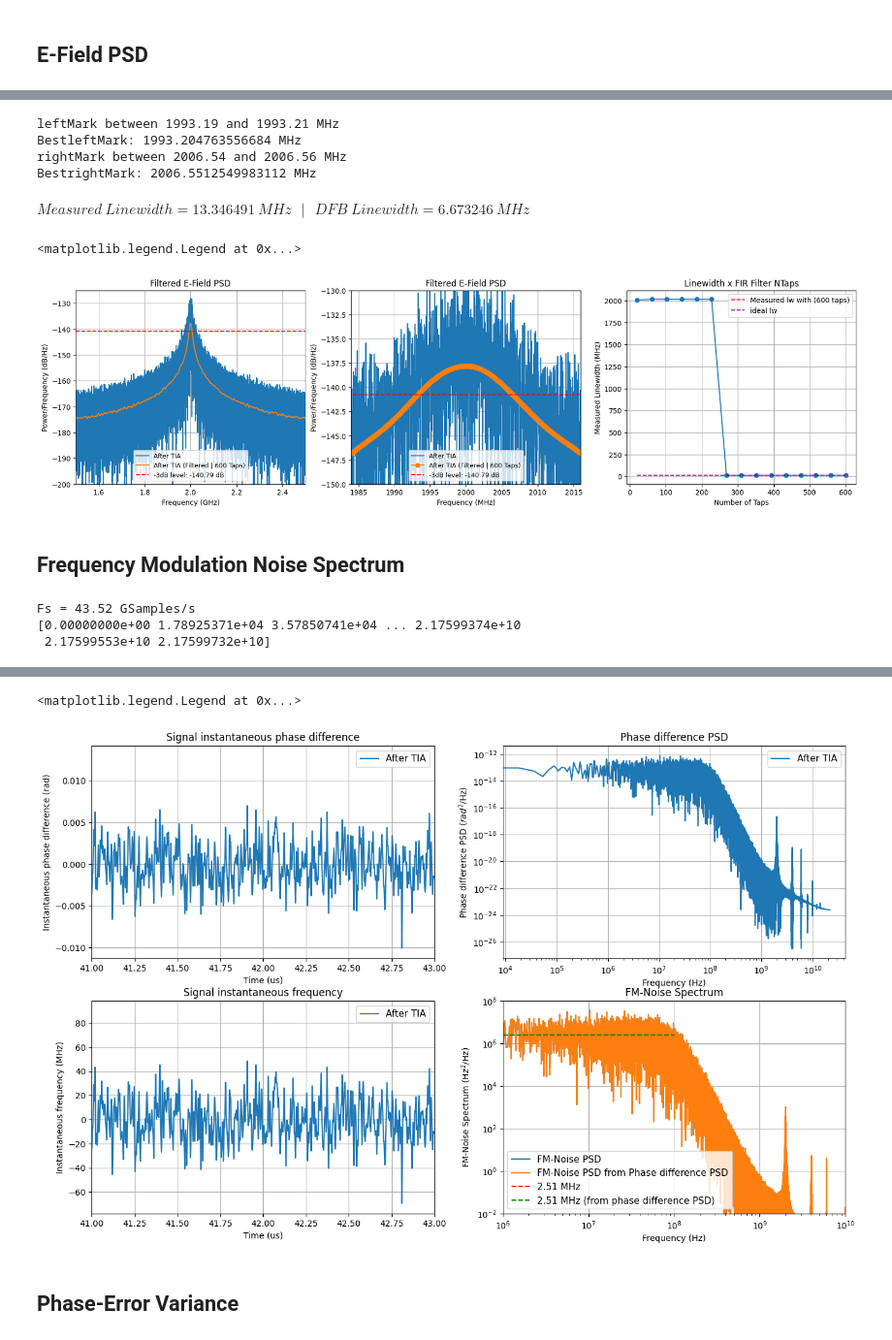
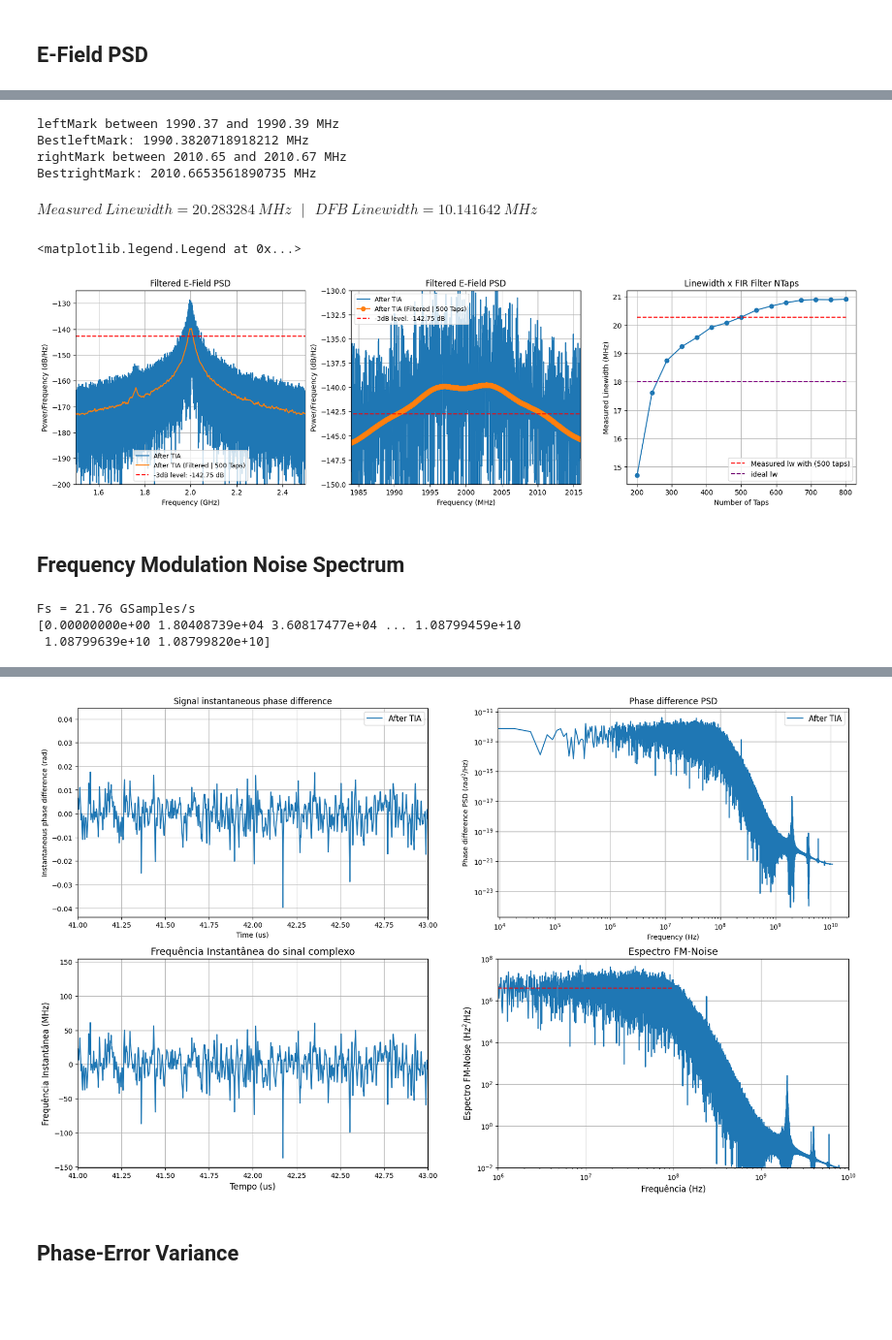
Before and after one commit to CaioRodrigues200/Laser-Study, a Jupyter notebook: Projects/Delayed_Self_Heterodyne/LorentzTesting.ipynb, the cells around one changed output, grey strips where cells are left out. Shown at 97% size. Drawn from its saved outputs; the diff is of its cells as text; code cells hidden in the pictures; blank space fills up the shorter version.

Commit message:
Corrections

```diff
--- a/Projects/Delayed_Self_Heterodyne/LorentzTesting.ipynb
+++ b/Projects/Delayed_Self_Heterodyne/LorentzTesting.ipynb
@@ -33,7 +33,7 @@ fontTitle = {'family':'serif', 'weight':'normal', 'size':20}
 # Parameters and simulation
 # %%
 # simulation parameters
-SpS = 64*4    # Samples per Symbol
+SpS = 64*2    # Samples per Symbol
 Rs = 170e6  # Symbol rate (for OOK case Rs = Rb)
 
 Tsymb = 1/Rs       # Symbol period in seconds
@@ -61,7 +61,7 @@ tArray = np.arange(0,SpS*len(bitsTx))*Ts
 
 laser_parameters = parameters()
 laser_parameters.P = 10 # laser power [dBm]
-laser_parameters.lw = 6e6 # laser linewidth [Hz]
+laser_parameters.lw = 9e6 # laser linewidth [Hz]
 laser_parameters.RIN_var = 1e-20 # variance of the RIN noise
 laser_parameters.Fs = Fs # sampling rate [samples/s]
 laser_parameters.Ns = SpS*bitsTx.size # number of signal samples
@@ -74,4 +74,7 @@ print(f'Sampling period: {Ts*1e12} ps')
 print(f'Sampling frequency: {Fs*1e-9} Gsample/s')
 print(f'Linewidth: {laser_parameters.lw * 1e-6} MHz')
 print(f'Power: {laser_parameters.P} dBm')
+
+print(f'Delay: {tau*1e6} us')
+# print(f'Delay: {1e6/(c*1e-3)} us')
 # %% [output]
@@ -233,8 +282,8 @@ LinearFiber_parameters.Fs = Fs              # [Hz] sampling frequency
 bIdx = 2          # Modulation index of the electrical modulating signal
 vPi = 5               # Modulator vPi [Volts]
 
-TIACutFreq = 11e9  # TIA Filter cuttoff frequency in Hz
-TIAorder = 4  # TIA Filter order
+TIACutFreq = 10e9  # TIA Filter cuttoff frequency in Hz
+TIAorder = 1  # TIA Filter order
 
 DemodCutFreq = 0.1e9  # Demodulation Filter cuttoff frequency in Hz
 Demodorder = 4  # Demodulation Filter order
@@ -508,7 +718,7 @@ fig, ax = plt.subplots(1,3)
 fig.set_figheight(5)
 fig.set_figwidth(20)
 
-tapsArray = np.linspace(20,600,15)
+tapsArray = np.linspace(200,800,15)
 lwArray = np.zeros(len(tapsArray))
 
 centerFreq = 2e9
@@ -529,7 +739,7 @@ freq = freq[initFreq:endFreq]
 spectrum =  10*np.log10(2*spectrum[initFreq:endFreq])
 
 # Filter spectrum
-Ntaps = 600
+Ntaps = 500
 b = signal.firwin(numtaps = Ntaps, cutoff = 1e-5, window='hamming')
 FilteredSpec = firFilter(b, spectrum)[Ntaps:-Ntaps]
 
@@ -606,13 +816,13 @@ ax[2].hlines(laser_parameters.lw*2e-6,xmin=tapsArray[0], xmax=tapsArray[-1], col
 ax[2].grid()
 ax[2].legend(fontsize=10)
 # %% [output]
-leftMark between 1993.19 and 1993.21 MHz
-BestleftMark: 1993.204763556684 MHz
-rightMark between 2006.54 and 2006.56 MHz
-BestrightMark: 2006.5512549983112 MHz
+leftMark between 1990.37 and 1990.39 MHz
+BestleftMark: 1990.3820718918212 MHz
+rightMark between 2010.65 and 2010.67 MHz
+BestrightMark: 2010.6653561890735 MHz
-$\displaystyle Measured~Linewidth = 13.346491~MHz~~~|~~~DFB~Linewidth = 6.673246~MHz$
+$\displaystyle Measured~Linewidth = 20.283284~MHz~~~|~~~DFB~Linewidth = 10.141642~MHz$
 <matplotlib.legend.Legend at 0x...>
-[figure, old version]
+[figure, new version]
 # %% [markdown]
 ## Frequency Modulation Noise Spectrum
 # %%
@@ -624,8 +834,8 @@ instFreq = instPhaseDiff / (2*np.pi*Ts)
 print(f'Fs = {(1/Ts)*1e-9} GSamples/s')
 
 fig, ax = plt.subplots(2,2)
-fig.set_figheight(10)
-fig.set_figwidth(16)
+fig.set_figheight(12)
+fig.set_figwidth(20)
 
 StTime = np.min(timeArray*1e6) # Starting time post delay
 
@@ -665,15 +875,15 @@ freq = freq[:int(len(freq)/2)]
 spectrum = len(instFreq)*np.abs(np.fft.fft(instFreq,norm='forward'))**2/(Fs)
 spectrum = 2*spectrum[:int(len(spectrum)/2)]
 
-ax[1][0].plot(timeArray[10000:-10000]*1e6,instFreq*1e-6, label='After TIA')
-ax[1][0].set_xlabel('Time (us)')
+ax[1][0].plot(timeArray[10000:-10000]*1e6,instFreq*1e-6)
+ax[1][0].set_xlabel('Tempo (us)',fontsize=12)
 ax[1][0].set_xlim(41 , 43)
 # ax[0].set_xlim(StTime+0.1,StTime+0.3)
 # ax[0].set_ylim(-100,100)
-ax[1][0].set_ylabel('Instantaneous frequency (MHz)')
-ax[1][0].set_title(f'Signal instantaneous frequency')
+ax[1][0].set_ylabel('Frequência Instantânea (MHz)',fontsize=12)
+ax[1][0].set_title(f'Frequência Instantânea do sinal complexo',fontsize=14)
 ax[1][0].grid()
-ax[1][0].legend(fontsize=11)
+# ax[1][0].legend(fontsize=11)
 
 convertedSpectrum = spectrumDPhase*freqDPhase**2/(4*np.sin(np.pi*freqDPhase*Ts)**2)
 
@@ -689,22 +899,23 @@ endFreqDP = int(cutLims[1]/freqDPhase[-1]*len(freqDPhase))
 MeasurefreqDP = freqDPhase[initFreqDP:endFreqDP]
 MeasurespectrumDP = convertedSpectrum[initFreqDP:endFreqDP]
 
-display(Math('Measured~Linewidth = %5.6f~MHz~~~|~~~DFB~Linewidth = %5.6f~MHz' %(np.round(np.pi*np.mean(Measurespectrum)*1e-6,5), np.round(np.pi*np.mean(Measurespectrum)*1e-6/2,5))))
+display(Math('Measured~Linewidth = %5.6f~MHz~~~|~~~DFB~Linewidth = %5.6f~MHz~~~|~~~Linewidth~(with~correction~factor) = %5.6f~MHz'
+             %(np.round(np.pi*np.mean(Measurespectrum)*1e-6,5), np.round(np.pi*np.mean(Measurespectrum)*1e-6/2,5), np.round(1.483*np.pi*np.mean(Measurespectrum)*1e-6/2,5)) ))
 
 ax[1][1].plot(freq,spectrum, label='FM-Noise PSD')
-ax[1][1].plot(freqDPhase,convertedSpectrum, label='FM-Noise PSD from Phase difference PSD')
-ax[1][1].hlines(np.mean(Measurespectrum),xmin=cutLims[0], xmax=cutLims[1], color='red', linestyle='--', label=f'{np.round(np.mean(Measurespectrum)*1e-6,2)} MHz')
-ax[1][1].hlines(np.mean(MeasurespectrumDP),xmin=cutLims[0], xmax=cutLims[1], color='green', linestyle='--', label=f'{np.round(np.mean(MeasurespectrumDP)*1e-6,2)} MHz (from phase difference PSD)')
+# ax[1][1].plot(freqDPhase,convertedSpectrum, label='FM-Noise PSD from Phase difference PSD')
+ax[1][1].hlines(np.mean(Measurespectrum),xmin=cutLims[0], xmax=cutLims[1], color='red', linestyle='--', label=f'Nível de ruído branco: {np.round(np.mean(Measurespectrum)*1e-6,2)} MHz')
+# ax[1][1].hlines(np.mean(MeasurespectrumDP),xmin=cutLims[0], xmax=cutLims[1], color='green', linestyle='--', label=f'{np.round(np.mean(MeasurespectrumDP)*1e-6,2)} MHz (from phase difference PSD)')
 ax[1][1].set_xscale('log')
 ax[1][1].set_yscale('log')
-ax[1][1].set_xlabel('Frequency (Hz)')
-ax[1][1].set_ylabel('FM-Noise Spectrum (H$z^2$/Hz)')
+ax[1][1].set_xlabel('Frequência (Hz)',fontsize=12)
+ax[1][1].set_ylabel('Espectro FM-Noise (H$z^2$/Hz)',fontsize=12)
 ax[1][1].set_xlim(1e6 , 1e10)
 ax[1][1].set_ylim(1e-2 , 1e8)
-ax[1][1].set_title(f'FM-Noise Spectrum')
+ax[1][1].set_title(f'Espectro FM-Noise',fontsize=14)
 ax[1][1].grid()
-ax[1][1].legend(fontsize=11)
+# ax[1][1].legend(fontsize=11)
 # %% [output]
-Fs = 43.52 GSamples/s
-[0.00000000e+00 1.78925371e+04 3.57850741e+04 ... 2.17599374e+10
- 2.17599553e+10 2.17599732e+10]
+Fs = 21.76 GSamples/s
+[0.00000000e+00 1.80408739e+04 3.60817477e+04 ... 1.08799459e+10
+ 1.08799639e+10 1.08799820e+10]
@@ -712,5 +923,4 @@ $\displaystyle Measured~Linewidth = 7.887360~MHz~~~|~~~DFB~Linewidth = 3.943680~
-<matplotlib.legend.Legend at 0x...>
-[figure, old version]
+[figure, new version]
 # %% [markdown]
 ## Phase-Error Variance
 # %%
```
Also changed, not shown: parts of 13 cells of this notebook, 1 other file.
